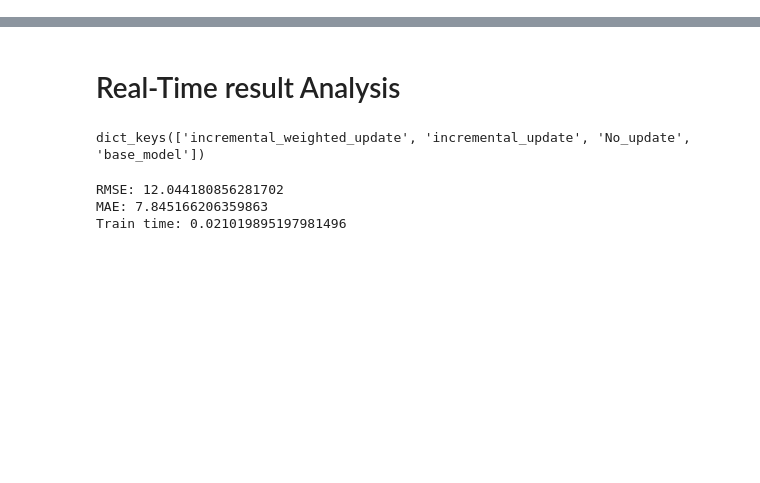
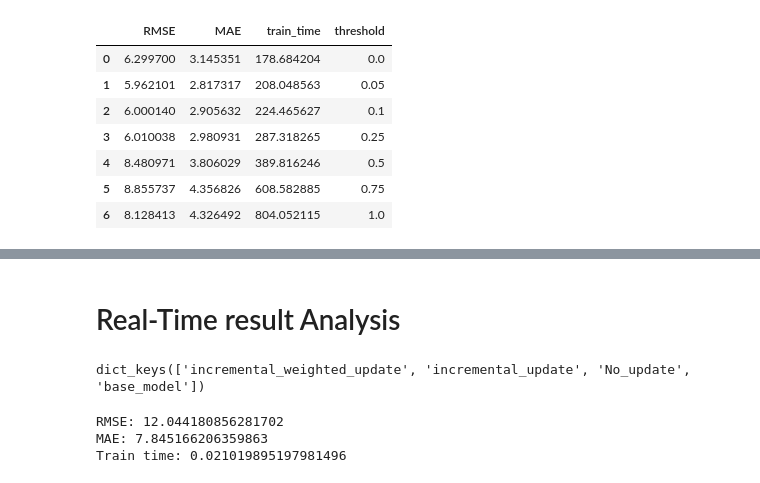
Before and after one commit to himanshudce/OWRI, a Jupyter notebook: notebooks/result_analysis.ipynb, the cells around one changed output, grey strips where cells are left out. Cells and saved outputs as stored; diff of their text form; code cells hidden in the pictures; blank space fills up the shorter version.

```diff
--- a/notebooks/result_analysis.ipynb
+++ b/notebooks/result_analysis.ipynb
@@ -32,0 +132,32 @@ warnings.filterwarnings('ignore')
+# %%
+# results save path
+outlier_model_name = 'DAE'
+data_name = 'METR-LA'
+base_result_path = f'../results/{data_name}/LSTM'
+exp_name = f'univariate_{outlier_model_name}_outlier_weighted.pkl'
+load_path = os.path.join(base_result_path, exp_name)
+# %%
+# load results
+with open(load_path, 'rb') as f:
+    results = pickle.load(f)
+# %%
+if data_name == 'hauge':
+    results = mod_dict(results)
+# %%
+result_dict = extract_results(results)
+# %%
+# make dataframe
+df = pd.DataFrame(result_dict).T
+df['threshold'] = df.index
+df['threshold'] = df['threshold'].astype(str)
+df.reset_index(drop=True, inplace=True)
+df
+# %% [output]
+|  | RMSE | MAE | train_time | threshold |
+| 0 | 6.299700 | 3.145351 | 178.684204 | 0.0 |
+| 1 | 5.962101 | 2.817317 | 208.048563 | 0.05 |
+| 2 | 6.000140 | 2.905632 | 224.465627 | 0.1 |
+| 3 | 6.010038 | 2.980931 | 287.318265 | 0.25 |
+| 4 | 8.480971 | 3.806029 | 389.816246 | 0.5 |
+| 5 | 8.855737 | 4.356826 | 608.582885 | 0.75 |
+| 6 | 8.128413 | 4.326492 | 804.052115 | 1.0 |
```
Also changed, not shown: parts of 45 cells of this notebook, 4 other files.
